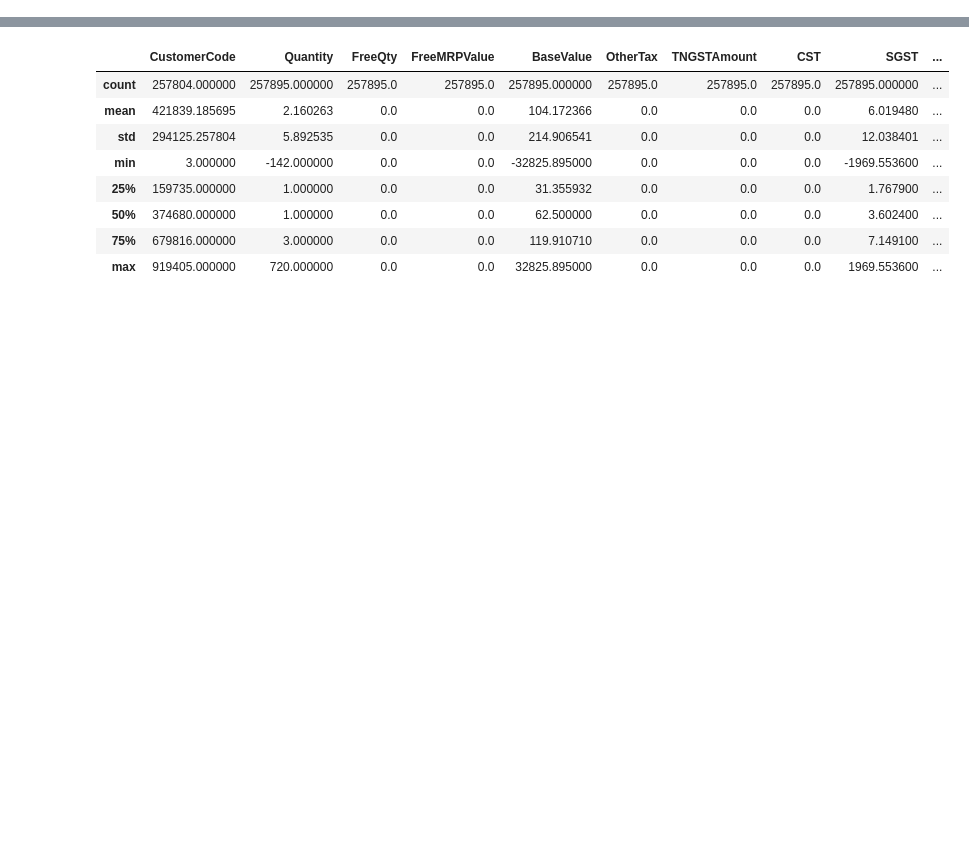
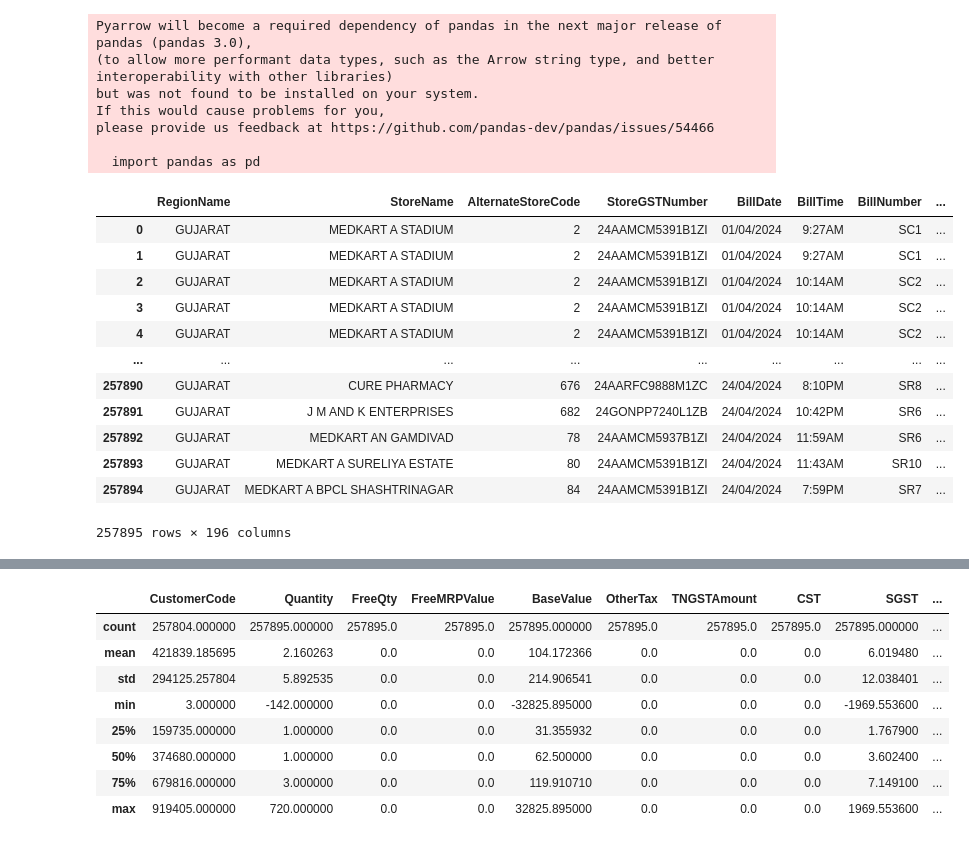
Before and after one commit to kushal-medkart/bookish-octo-fiesta, a Jupyter notebook: DataAnalysis.ipynb, the cells around one changed output, grey strips where cells are left out. Cells and saved outputs as stored; diff of their text form; code cells hidden in the pictures; blank space fills up the shorter version.

```diff
--- a/DataAnalysis.ipynb
+++ b/DataAnalysis.ipynb
@@ -1,9 +1,30 @@
 # %%
 import pandas as pd
 
 
-salesdetail_montly = pd.read_csv('/home/kushalpce20/Downloads/salesdetailmonthly_20240425_050244975.csv')
+salesdetail_montly = pd.read_csv('salesdetailmonthly_20240425_050244975.csv')
 
 salesdetail_montly
+# %% [output]
+Pyarrow will become a required dependency of pandas in the next major release of pandas (pandas 3.0),
+(to allow more performant data types, such as the Arrow string type, and better interoperability with other libraries)
+but was not found to be installed on your system.
+If this would cause problems for you,
+please provide us feedback at https://github.com/pandas-dev/pandas/issues/54466
+
+  import pandas as pd
+|  | RegionName | StoreName | AlternateStoreCode | StoreGSTNumber | BillDate | BillTime | BillNumber | ... |
+| 0 | GUJARAT | MEDKART A STADIUM | 2 | 24AAMCM5391B1ZI | 01/04/2024 | 9:27AM | SC1 | ... |
+| 1 | GUJARAT | MEDKART A STADIUM | 2 | 24AAMCM5391B1ZI | 01/04/2024 | 9:27AM | SC1 | ... |
+| 2 | GUJARAT | MEDKART A STADIUM | 2 | 24AAMCM5391B1ZI | 01/04/2024 | 10:14AM | SC2 | ... |
+| 3 | GUJARAT | MEDKART A STADIUM | 2 | 24AAMCM5391B1ZI | 01/04/2024 | 10:14AM | SC2 | ... |
+| 4 | GUJARAT | MEDKART A STADIUM | 2 | 24AAMCM5391B1ZI | 01/04/2024 | 10:14AM | SC2 | ... |
+| ... | ... | ... | ... | ... | ... | ... | ... | ... |
+| 257890 | GUJARAT | CURE PHARMACY | 676 | 24AARFC9888M1ZC | 24/04/2024 | 8:10PM | SR8 | ... |
+| 257891 | GUJARAT | J M AND K ENTERPRISES | 682 | 24GONPP7240L1ZB | 24/04/2024 | 10:42PM | SR6 | ... |
+| 257892 | GUJARAT | MEDKART AN GAMDIVAD | 78 | 24AAMCM5937B1ZI | 24/04/2024 | 11:59AM | SR6 | ... |
+| 257893 | GUJARAT | MEDKART A SURELIYA ESTATE | 80 | 24AAMCM5391B1ZI | 24/04/2024 | 11:43AM | SR10 | ... |
+| 257894 | GUJARAT | MEDKART A BPCL SHASHTRINAGAR | 84 | 24AAMCM5391B1ZI | 24/04/2024 | 7:59PM | SR7 | ... |
+257895 rows × 196 columns
 # %%
 salesdetail_montly.columns
```
Also changed, not shown: parts of 8 cells of this notebook.
